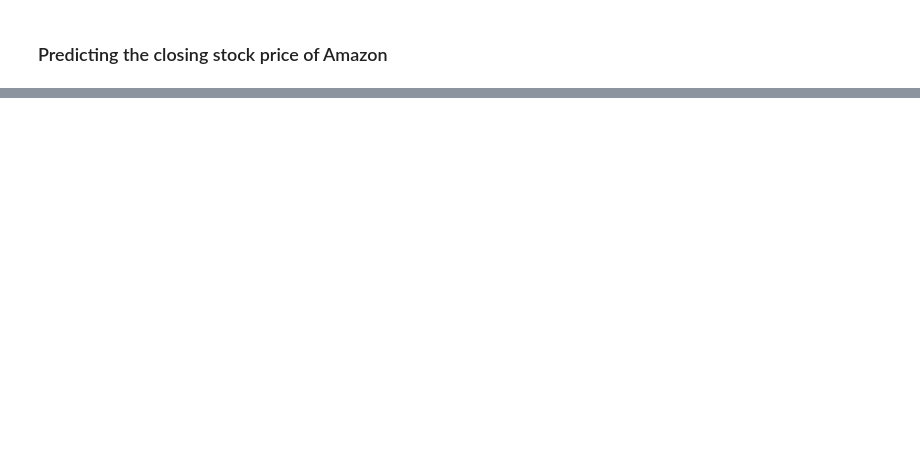
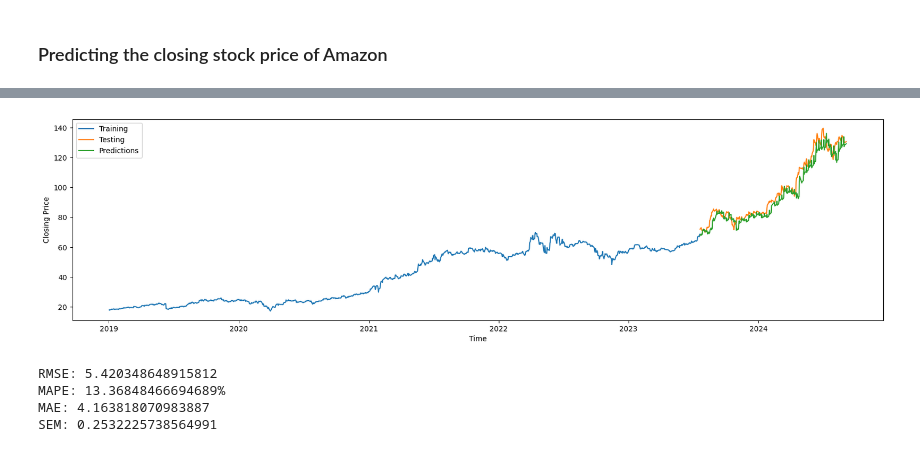
Before and after one commit to abuhmhai/Stock-Price-Prediction-X, a Jupyter notebook: Deep_Learning_Model.ipynb, the cells around one changed output, grey strips where cells are left out. Cells and saved outputs as stored; diff of their text form; code cells hidden in the pictures; blank space fills up the shorter version.

```diff
--- a/Deep_Learning_Model.ipynb
+++ b/Deep_Learning_Model.ipynb
@@ -705,8 +806,8 @@ AMZN_Train_X, AMZN_Train_Y, AMZN_Test_X, AMZN_Test_Y = Dataset(AMZN, AMZN_Date)
 # %% [markdown]
 ### Model Fitting
 # %%
-AMZN_Model = Model()
+FPT_Model = Model()
 # %%
-AMZN_Model.compile(optimizer = tf.keras.optimizers.Adam(), loss = 'mse', metrics = [tf.keras.metrics.RootMeanSquaredError()])
+FPT_Model.compile(optimizer = tf.keras.optimizers.Adam(), loss = 'mse', metrics = [tf.keras.metrics.RootMeanSquaredError()])
 # %%
-AMZN_hist = AMZN_Model.fit(AMZN_Train_X, AMZN_Train_Y, epochs = 200, validation_data = (AMZN_Test_X, AMZN_Test_Y), callbacks=[callback])
+FPT_hist = FPT_Model.fit(FPT_Train_X, FPT_Train_Y, epochs = 200, validation_data = (FPT_Test_X, FPT_Test_Y), callbacks=[callback])
@@ -755,0 +862,2 @@ print(f'MAPE: {mape}')
+# %%
+FPT_prediction = FPT_Model.predict(FPT_Test_X)
@@ -755,0 +866,56 @@ print(f'MAPE: {mape}')
+# %%
+
+test_start_date = '2023-07-21'
+FPT_Test_Y = np.ravel(FPT_Test_Y)  # Flatten if necessary
+FPT_prediction = np.ravel(FPT_prediction)  # Flatten if necessary
+
+# Create a DataFrame for testing data
+FPT_Test_Data = pd.DataFrame({
+    'Date': FPT['Date'][FPT['Date'] >= test_start_date].reset_index(drop=True)[:len(FPT_Test_Y)],
+    'Adj. Close': FPT_Test_Y
+})
+
+# Add predictions to the DataFrame
+FPT_Test_Data['Predictions'] = FPT_prediction
+
+# Plotting
+plt.figure(figsize=(20, 5))
+
+# Plot Training Data
+plt.plot(FPT['Date'][FPT['Date'] < test_start_date], FPT['Adj. Close'][FPT['Date'] < test_start_date], label='Training')
+
+# Plot Testing Data
+plt.plot(FPT_Test_Data['Date'],FPT_Test_Data['Adj. Close'], label='Testing')
+
+# Plot Predictions
+plt.plot(FPT_Test_Data['Date'], FPT_Test_Data['Predictions'], label='Predictions')
+
+plt.xlabel('Time')
+plt.ylabel('Closing Price')
+plt.legend(loc='best')
+plt.show()
+# %% [output]
+[figure, added]
+# %%
+FPT_Test_Y = np.ravel(FPT_Test_Y)
+FPT_prediction = np.ravel(FPT_prediction)
+# Calculate RMSE
+rmse = math.sqrt(mean_squared_error(FPT_Test_Y, FPT_prediction))
+print(f'RMSE: {rmse}')
+
+# Calculate MAPE
+mape = np.mean(np.abs((FPT_Test_Y - FPT_prediction) / CTG_Test_Y)) * 100
+print(f'MAPE: {mape}%')
+
+# Calculate MAE
+mae = mean_absolute_error(FPT_Test_Y, FPT_prediction)
+print(f'MAE: {mae}')
+
+# Calculate SEM (Standard Error of the Mean)
+sem = np.std(FPT_Test_Y - FPT_prediction) / np.sqrt(len(FPT_Test_Y))
+print(f'SEM: {sem}')
+# %% [output]
+RMSE: 5.420348648915812
+MAPE: 13.36848466694689%
+MAE: 4.163818070983887
+SEM: 0.2532225738564991
```
Also changed, not shown: parts of 32 cells of this notebook.
